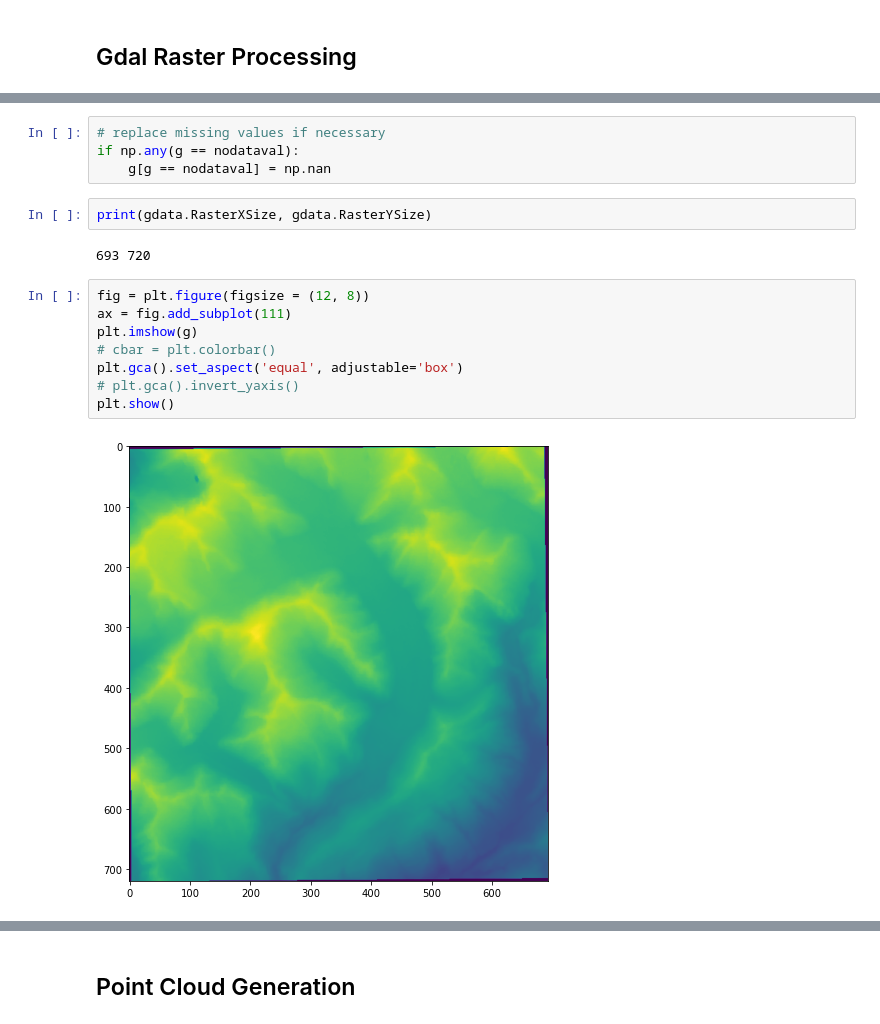
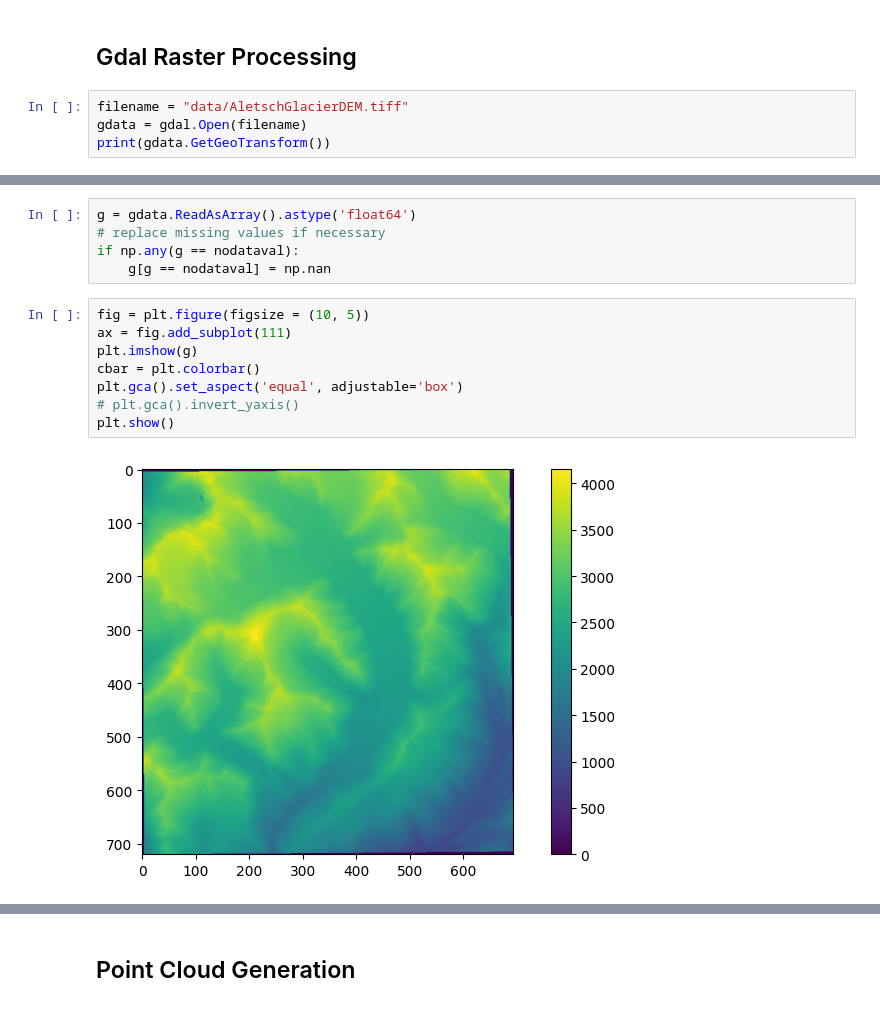
Before and after one commit to behzadgolparvar/semi-auto-monoplotting, a Jupyter notebook: DEM-Keypoint-detection.ipynb, the cells around one changed output, grey strips where cells are left out. Saved outputs shown, nothing was run; the diff lists cells and outputs as text.

```diff
--- a/DEM-Keypoint-detection.ipynb
+++ b/DEM-Keypoint-detection.ipynb
@@ -32,2 +14,6 @@ gdata.GetGeoTransform()
 # %% [markdown]
 ## Gdal Raster Processing
+# %%
+filename = "data/AletschGlacierDEM.tiff"
+gdata = gdal.Open(filename)
+print(gdata.GetGeoTransform())
@@ -45,18 +28,15 @@ float64
 # %%
+g = gdata.ReadAsArray().astype('float64')
 # replace missing values if necessary
 if np.any(g == nodataval):
     g[g == nodataval] = np.nan
-# %%
-print(gdata.RasterXSize, gdata.RasterYSize)
-# %% [output]
-693 720
 # %%
-fig = plt.figure(figsize = (12, 8))
+fig = plt.figure(figsize = (10, 5))
 ax = fig.add_subplot(111)
 plt.imshow(g)
-# cbar = plt.colorbar()
+cbar = plt.colorbar()
 plt.gca().set_aspect('equal', adjustable='box')
 # plt.gca().invert_yaxis()
 plt.show()
 # %% [output]
-[figure, old version]
+[figure, new version]
```
Also changed, not shown: parts of 69 cells of this notebook, 2 other files.
